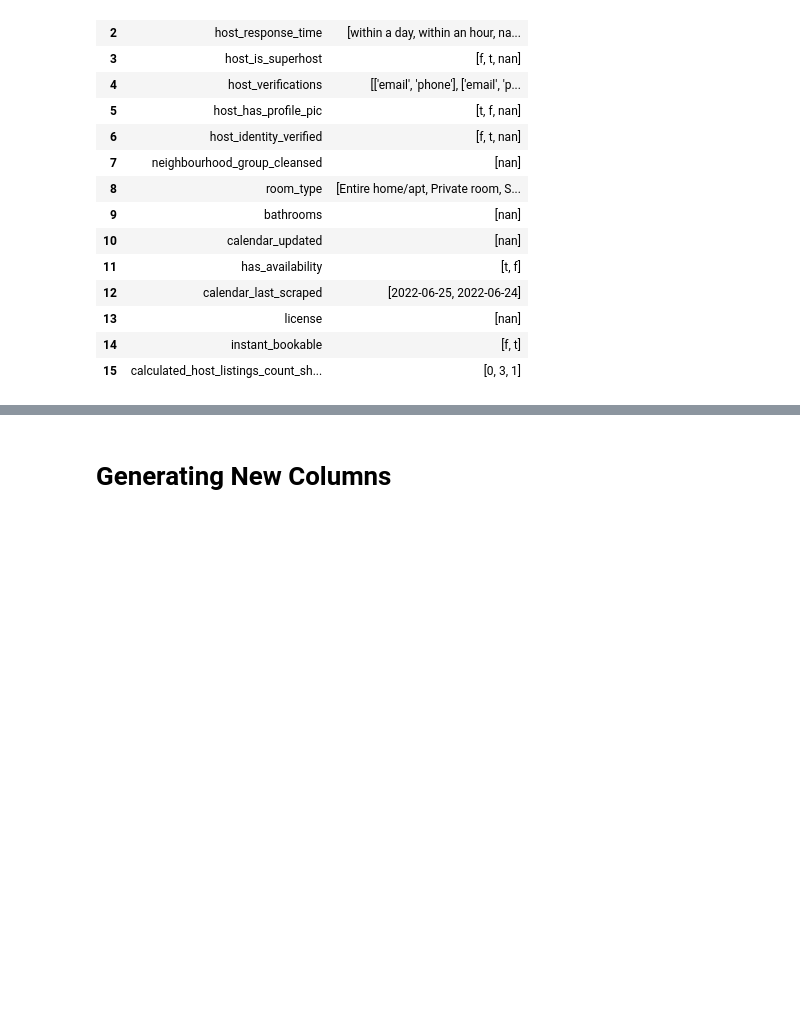
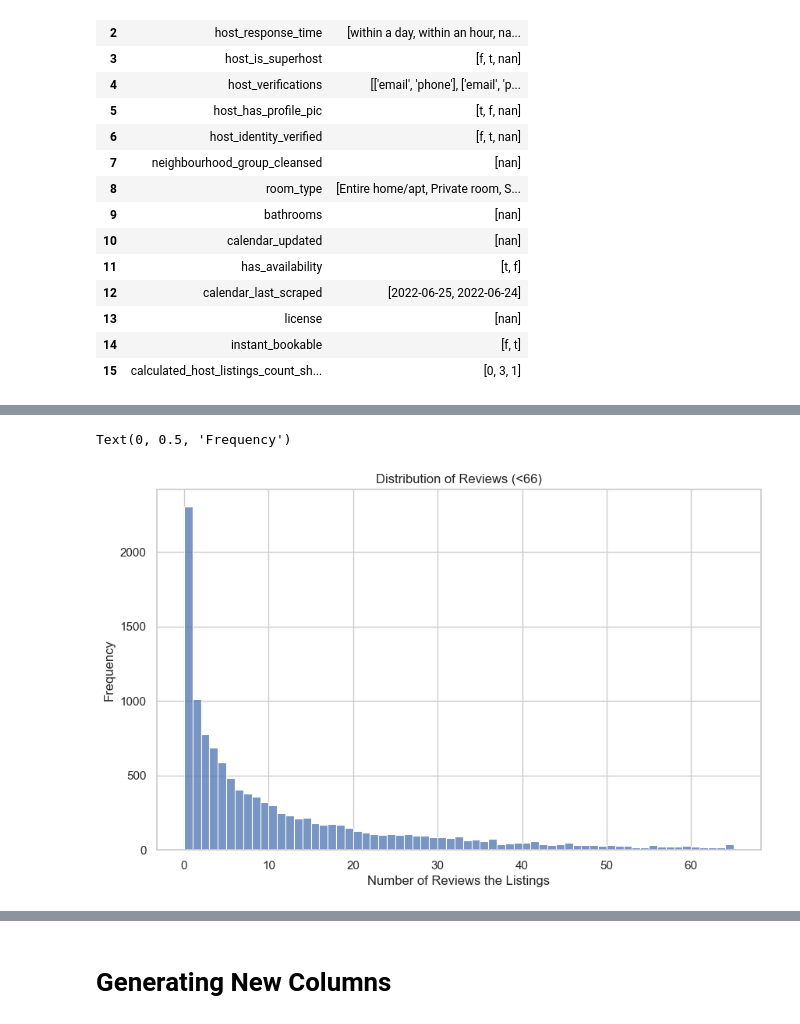
Before and after one commit to eirikvagen/data_management_exam, a Jupyter notebook: shared_clean.ipynb, the cells around one changed output, grey strips where cells are left out. Cells and saved outputs as stored; diff of their text form; code cells hidden in the pictures; blank space fills up the shorter version.

```diff
--- a/shared_clean.ipynb
+++ b/shared_clean.ipynb
@@ -219,0 +183,13 @@ ValueError: invalid literal for int() with base 10: 't'
+# %%
+# Check variance for number_of_reviews
+filtered_df = df[df['number_of_reviews'] <= 65]
+sns.set(style="whitegrid")  # Set the aesthetic style of the plots
+plt.figure(figsize=(10, 6))  # Set the size of the figure
+# Create the distribution plot
+sns.histplot(filtered_df['number_of_reviews'], kde=False, bins=65)  # 'kde' parameter adds a Kernel Density Estimate plot
+plt.title('Distribution of Reviews (<66)')  # Add a title
+plt.xlabel('Number of Reviews the Listings')  # Set the X-axis label
+plt.ylabel('Frequency')  # Set the Y-axis label
+# %% [output]
+Text(0, 0.5, 'Frequency')
+[figure, added]
```
Also changed, not shown: parts of 17 cells of this notebook.
